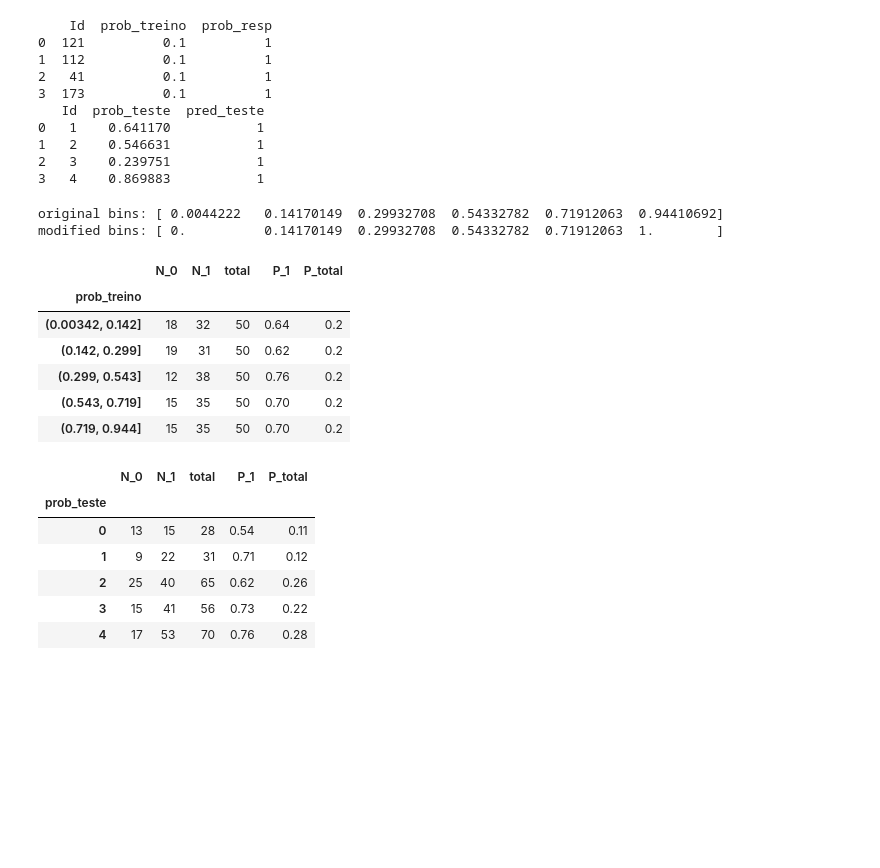
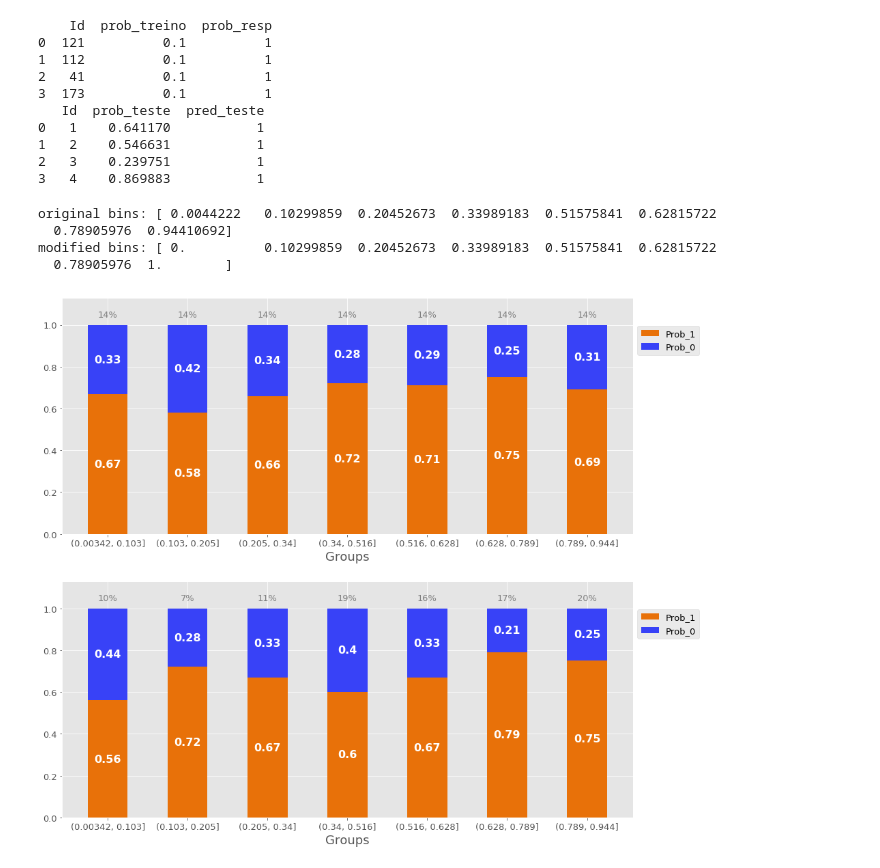
Before and after one commit to mopdc/python-codes, a Jupyter notebook: supervised learning results/classification results in groups.ipynb, the cells around one changed output. Saved outputs shown, nothing was run; the diff lists cells and outputs as text; code cells hidden in the pictures; blank space fills up the shorter version.

Commit message:
corrections
x labels in plot
parameter names

```diff
--- a/supervised learning results/classification results in groups.ipynb
+++ b/supervised learning results/classification results in groups.ipynb
@@ -28,19 +28,20 @@ print(dados2.head(4))
 2   3    0.239751           1
 3   4    0.869883           1
 # %%
-def probability_groups (n_groups, train_probs, train_preds, test_probs, test_preds ):
+def probability_groups (n_groups, train_probs, y_train, test_probs, y_test):
     ser, bins = pd.qcut(train_probs, n_groups, retbins = True)
     bins2 = bins.copy()
     bins2[0] = 0
     bins2[n_groups] = 1
-    train_table = pd.DataFrame(pd.crosstab(ser, train_preds))
+    train_table = pd.DataFrame(pd.crosstab(ser, y_train))
     train_table.columns = ['N_0', 'N_1']
     train_table['total'] = train_table.N_0 + train_table.N_1
     train_table['P_1'] = np.round(train_table['N_1'] / train_table['total'],2)
     train_table['P_total'] = np.round((train_table['total'] / sum(train_table.total) ), 2)
+    train_group = ser.copy()
 
     test_group = pd.cut(test_probs, bins=bins2, labels=False, include_lowest=True)
-    test_table = pd.DataFrame(pd.crosstab(test_group, test_preds))
+    test_table = pd.DataFrame(pd.crosstab(test_group, y_test))
     test_table.columns = ['N_0', 'N_1']
     test_table['total'] = test_table.N_0 + test_table.N_1
     test_table['P_1'] = np.round(test_table['N_1'] / test_table['total'],2)
@@ -49,4 +50,4 @@ def probability_groups (n_groups, train_probs, train_preds, test_probs, test_pre
     print 'original bins: {}' .format(bins)
     print 'modified bins: {}' .format(bins2)
 
-    return (train_table, test_table, test_group)
+    return (train_table, test_table, train_group, test_group)
@@ -53,25 +97,9 @@ def probability_groups (n_groups, train_probs, train_preds, test_probs, test_pre
 # %%
-train_table, test_table, test_group = probability_groups(5, dados1.prob_treino, dados1.prob_resp, dados2.prob_teste, dados2.pred_teste)
+train_table, test_table, train_group, test_group = probability_groups(7, dados1.prob_treino, dados1.prob_resp, dados2.prob_teste, dados2.pred_teste)
+plots_prob_groups (train_table, test_table)
 # %% [output]
-original bins: [ 0.0044222   0.14170149  0.29932708  0.54332782  0.71912063  0.94410692]
-modified bins: [ 0.          0.14170149  0.29932708  0.54332782  0.71912063  1.        ]
+original bins: [ 0.0044222   0.10299859  0.20452673  0.33989183  0.51575841  0.62815722
+  0.78905976  0.94410692]
+modified bins: [ 0.          0.10299859  0.20452673  0.33989183  0.51575841  0.62815722
+  0.78905976  1.        ]
+[figure, added]
-# %%
-train_table
-# %% [output]
-|  | N_0 | N_1 | total | P_1 | P_total |
-| prob_treino |  |  |  |  |  |
-| (0.00342, 0.142] | 18 | 32 | 50 | 0.64 | 0.2 |
-| (0.142, 0.299] | 19 | 31 | 50 | 0.62 | 0.2 |
-| (0.299, 0.543] | 12 | 38 | 50 | 0.76 | 0.2 |
-| (0.543, 0.719] | 15 | 35 | 50 | 0.70 | 0.2 |
-| (0.719, 0.944] | 15 | 35 | 50 | 0.70 | 0.2 |
-# %%
-test_table
-# %% [output]
-|  | N_0 | N_1 | total | P_1 | P_total |
-| prob_teste |  |  |  |  |  |
-| 0 | 13 | 15 | 28 | 0.54 | 0.11 |
-| 1 | 9 | 22 | 31 | 0.71 | 0.12 |
-| 2 | 25 | 40 | 65 | 0.62 | 0.26 |
-| 3 | 15 | 41 | 56 | 0.73 | 0.22 |
-| 4 | 17 | 53 | 70 | 0.76 | 0.28 |
```
Also changed, not shown: parts of 4 cells of this notebook.
